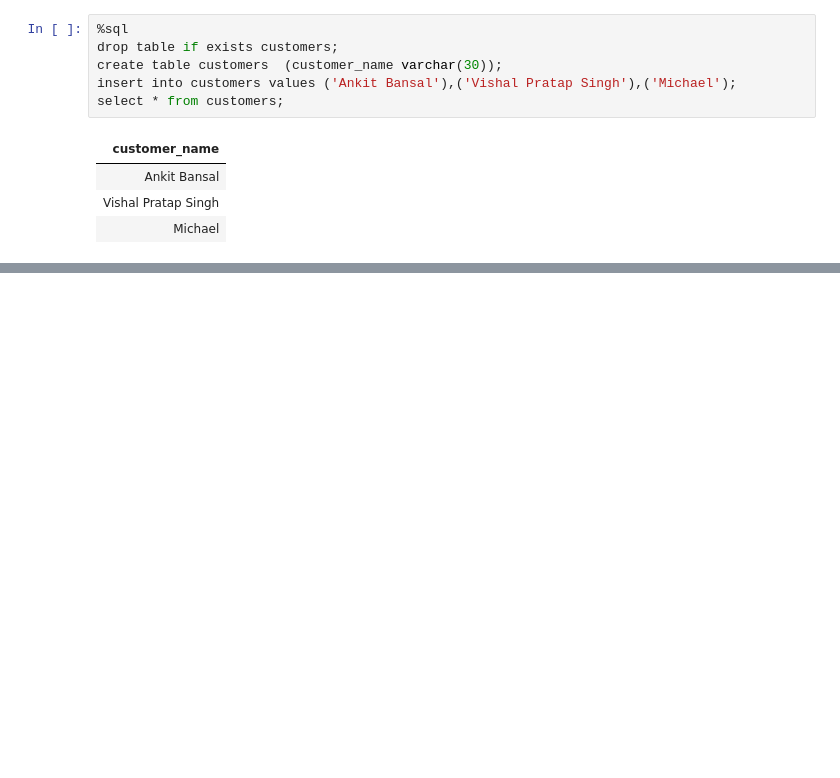
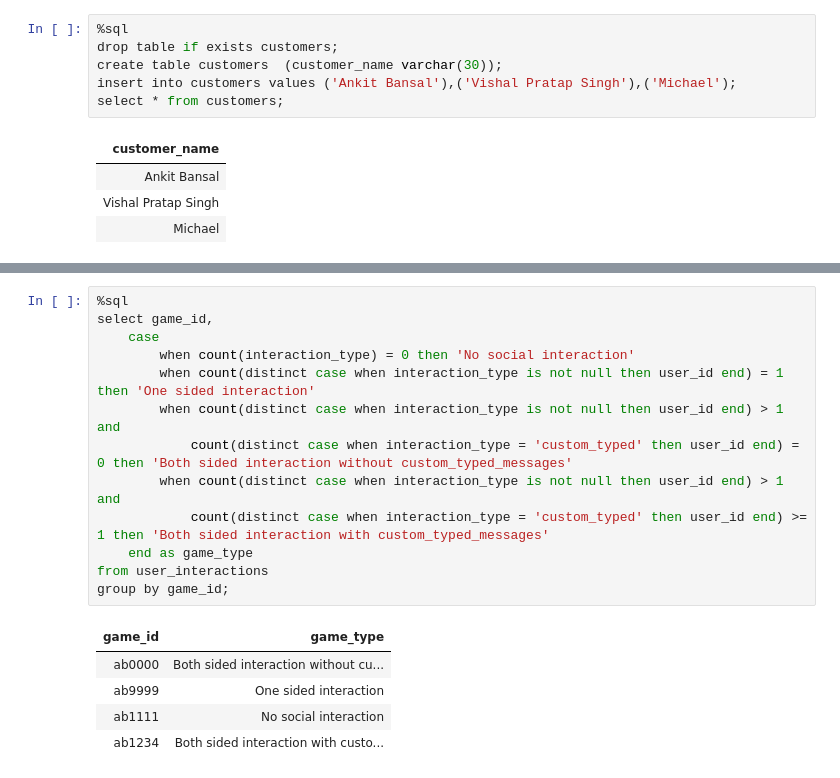
Before and after one commit to Rupam-1/SQL-Pyspark-practise_youtube, a Jupyter notebook: 06. SQL - Part4.ipynb, the cells around one changed output, grey strips where cells are left out. Saved outputs shown, nothing was run; the diff lists cells and outputs as text; blank space fills up the shorter version.

```diff
--- a/06. SQL - Part4.ipynb
+++ b/06. SQL - Part4.ipynb
@@ -900,0 +977,19 @@ from cte
+# %%
+%sql
+select game_id,
+    case
+        when count(interaction_type) = 0 then 'No social interaction'
+        when count(distinct case when interaction_type is not null then user_id end) = 1 then 'One sided interaction'
+        when count(distinct case when interaction_type is not null then user_id end) > 1 and
+            count(distinct case when interaction_type = 'custom_typed' then user_id end) = 0 then 'Both sided interaction without custom_typed_messages'
+        when count(distinct case when interaction_type is not null then user_id end) > 1 and
+            count(distinct case when interaction_type = 'custom_typed' then user_id end) >= 1 then 'Both sided interaction with custom_typed_messages'
+    end as game_type
+from user_interactions
+group by game_id;
+# %% [output]
+| game_id | game_type |
+| ab0000 | Both sided interaction without cu... |
+| ab9999 | One sided interaction |
+| ab1111 | No social interaction |
+| ab1234 | Both sided interaction with custo... |
```
Also changed, not shown: parts of 3 cells of this notebook.
